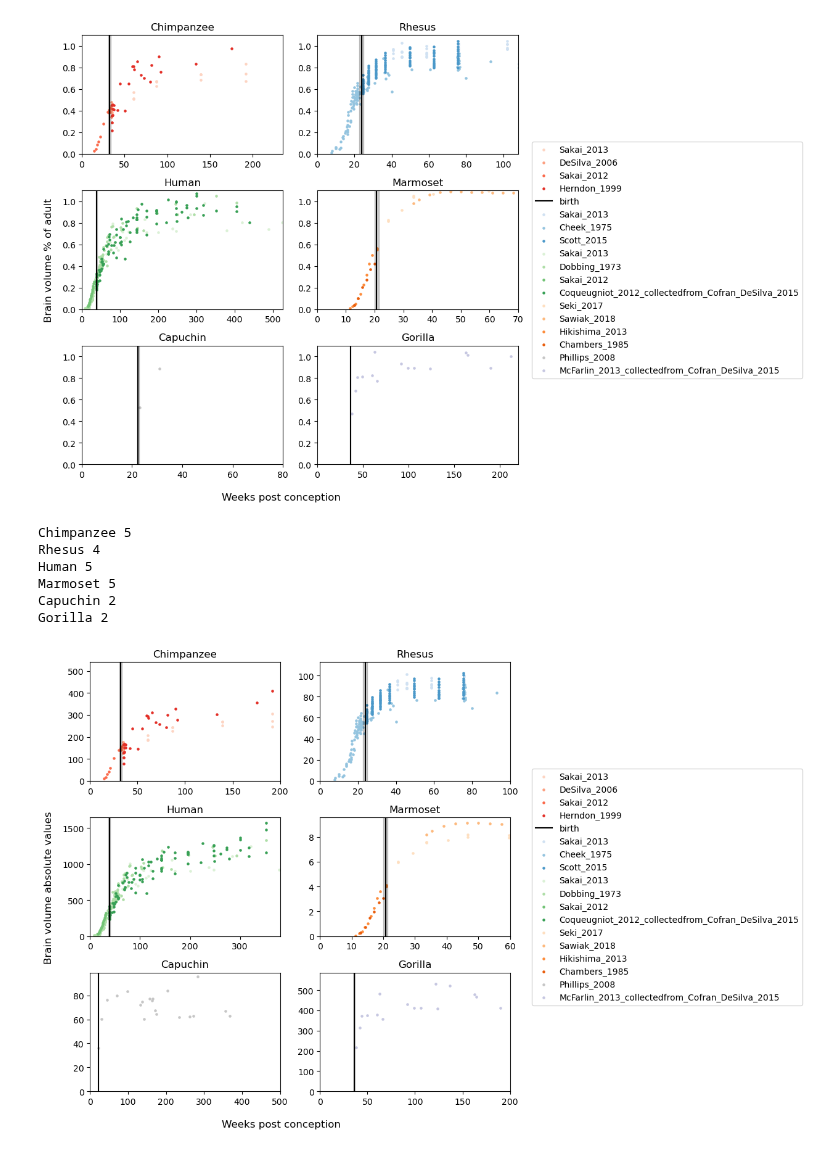
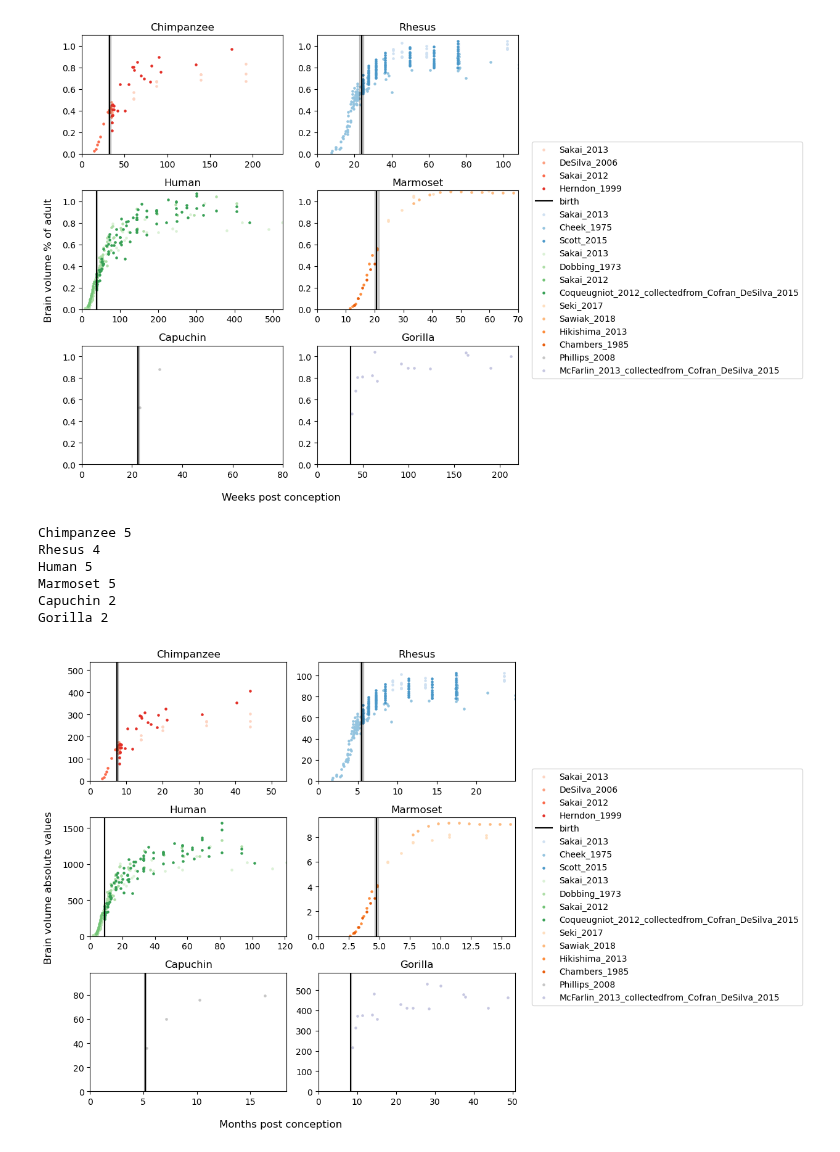
Before and after one commit to biagzi/altricial_brain_vocal_learning, a Jupyter notebook: code/Fig2A.ipynb, the cells around one changed output. Cells and saved outputs as stored; diff of their text form; code cells hidden in the pictures.

```diff
--- a/code/Fig2A.ipynb
+++ b/code/Fig2A.ipynb
@@ -142,6 +142,7 @@ Gorilla 2
 [figure]
 # %%
 FIT_VARIABLE = "weeks_post_conception"
+DIVIDE_TO_MONTHS = 4.34524
 
 species_list = ['Chimpanzee', 'Rhesus', 'Human', 'Marmoset', 'Capuchin', 'Gorilla']
 i = 0
@@ -157,36 +158,36 @@ for row in ax:
         shades = sns.color_palette(species_ordered_color[species], num_origins)
         j=0
         for data_origin in df_species["data_origin"].unique():
             if data_origin != "Contour condition":
                 df_species_data = df_species[df_species.data_origin == data_origin]
-                col.scatter(df_species_data[FIT_VARIABLE],df_species_data["total_cm3"],
+                col.scatter(df_species_data[FIT_VARIABLE]/DIVIDE_TO_MONTHS,df_species_data["total_cm3"],
                             color = shades[j],
                             label = data_origin if data_origin != "Contour condition" else "", marker = 'o', s =5)
                 j+= 1
-        col.axvline(x = gestation_periods[species], color = "black",linestyle = '-',label="birth" if i == 0 else "")
-        col.axvspan(gestation_periods[species] - gestation_periods_sd[species], gestation_periods[species] + gestation_periods_sd[species], alpha=0.2, color='black')
+        col.axvline(x = gestation_periods[species]/DIVIDE_TO_MONTHS, color = "black",linestyle = '-',label="birth" if i == 0 else "")
+        col.axvspan(gestation_periods[species]/DIVIDE_TO_MONTHS - gestation_periods_sd[species]/DIVIDE_TO_MONTHS, gestation_periods[species]/DIVIDE_TO_MONTHS + gestation_periods_sd[species]/DIVIDE_TO_MONTHS, alpha=0.2, color='black')
 
         col.set_title(species)
-        col.set_xlim(0,cut_period[species])
+        col.set_xlim(0,cut_period[species]/DIVIDE_TO_MONTHS)
         col.set_ylim(bottom=0)
 
 
 
         i += 1
 
 
-fig.supxlabel('Weeks post conception')
+fig.supxlabel('Months post conception')
 fig.supylabel('Brain volume absolute values')
 fig.legend(loc='center left', bbox_to_anchor=(1, 0.5))
 #fig.suptitle("Original data")
 fig.savefig("{0}/figs/2A_absolute.pdf".format(PYTHON_PATH),dpi = 800)
 plt.tight_layout()
 plt.show()
 # %% [output]
 Chimpanzee 5
 Rhesus 4
 Human 5
 Marmoset 5
 Capuchin 2
 Gorilla 2
-[figure, old version]
+[figure, new version]
```
Also changed, not shown: 2 other files.
